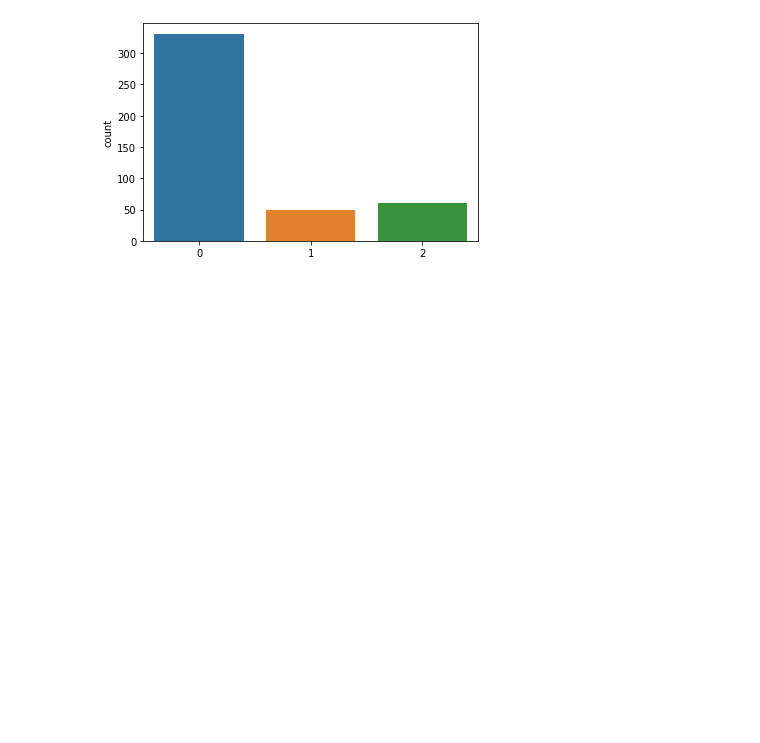
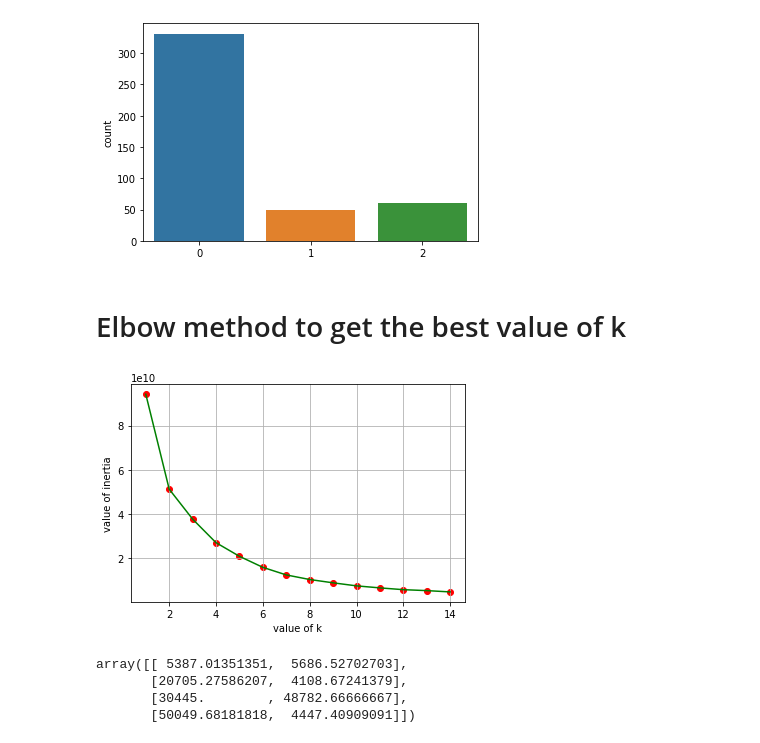
Before and after one commit to abhijitk2015/BootUP-DS-ML, a Jupyter notebook: Customer Segmentation - K Means Clustering.ipynb, the cells around one changed output. Drawn from its saved outputs; the diff is of its cells as text; code cells hidden in the pictures; blank space fills up the shorter version.

Commit message:
updated the clustering and dimensionality reduction code

```diff
--- a/Untitled.ipynb
+++ b/Customer Segmentation - K Means Clustering.ipynb
@@ -91,3 +91,33 @@ sns.countplot(model2.labels_)
 plt.show()
 # %% [output]
 [figure]
+# %% [markdown]
+# Elbow method to get the best value of k
+# %%
+df2 = df[['Fresh','Milk']]
+# %%
+k =[]
+inertia = []
+for i in range(1,15):
+    k.append(i)
+    model = KMeans(n_clusters=i,random_state=5)
+    model.fit(df2)
+    inertia.append(model.inertia_)
+# %%
+plt.plot(k,inertia,c='g')
+plt.scatter(k,inertia,c='r')
+plt.grid(True)
+plt.xlabel("value of k")
+plt.ylabel("value of inertia")
+plt.show()
+# %% [output]
+[figure, added]
+# %%
+model = KMeans(n_clusters=4,random_state=5)
+model.fit(df2)
+model.cluster_centers_
+# %% [output]
+array([[ 5387.01351351,  5686.52702703],
+       [20705.27586207,  4108.67241379],
+       [30445.        , 48782.66666667],
+       [50049.68181818,  4447.40909091]])
```
Also changed, not shown: parts of 1 cell of this notebook, 1 other file.
